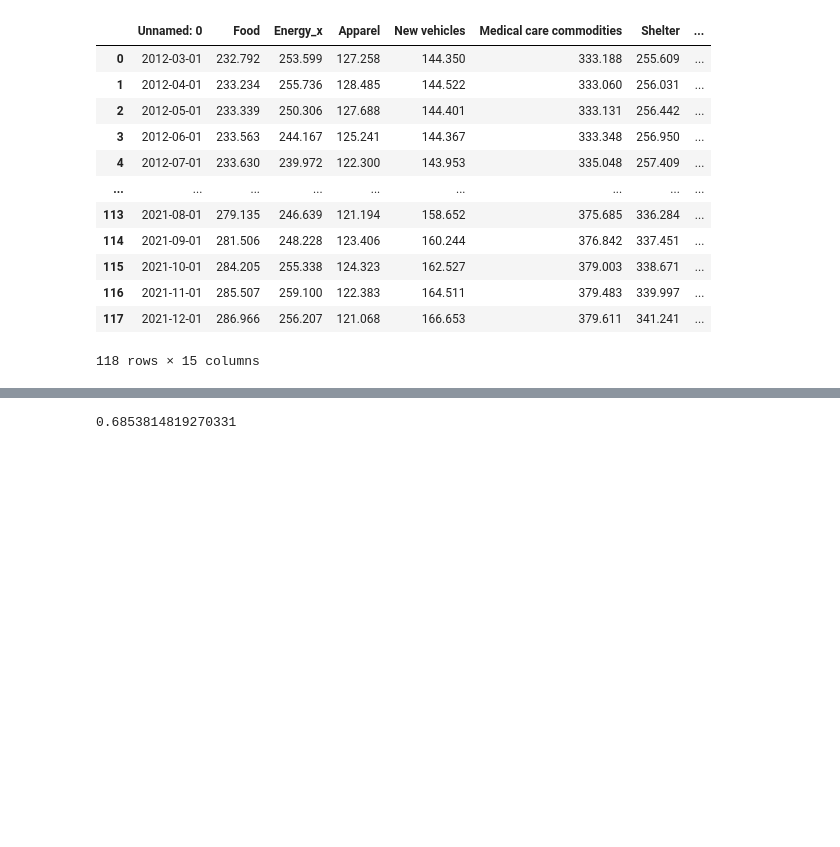
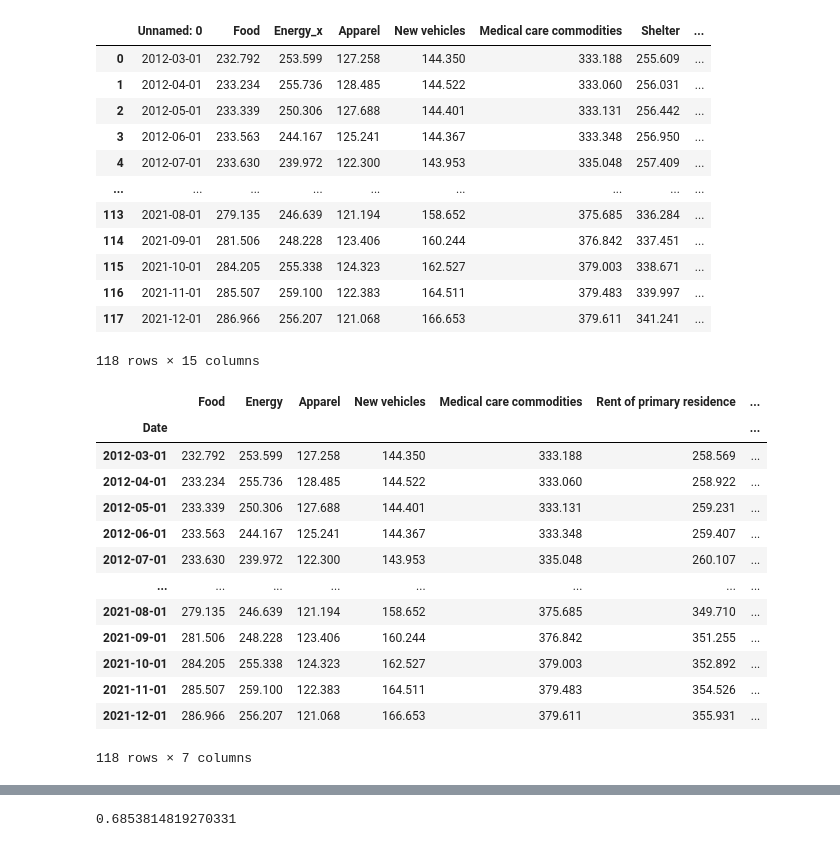
Before and after one commit to victor-thai/cpi_modeling, a Jupyter notebook: Michael's Commitment/CPI_PPI_Cor.ipynb, the cells around one changed output, grey strips where cells are left out. Drawn from its saved outputs; the diff is of its cells as text; code cells hidden in the pictures; blank space fills up the shorter version.

```diff
--- a/Michael's Commitment/CPI_PPI_Cor.ipynb
+++ b/Michael's Commitment/CPI_PPI_Cor.ipynb
@@ -25,6 +25,29 @@ Food = pd.read_csv("CPI_Data/Cat_CPI&PPI/Food_Index.csv")
 Energy = pd.read_csv("CPI_Data/Cat_CPI&PPI/Energy_Index.csv")
 Commodity = pd.read_csv("CPI_Data/Cat_CPI&PPI/Commodity_Index.csv")
 Transportation = pd.read_csv("CPI_Data/Cat_CPI&PPI/Transportation_Index.csv")
+# %%
+raw_cpi = pd.read_csv("CPI_Data/Clean_Data.csv")
+raw_cpi = raw_cpi.iloc[2:, :]
+raw_cpi = raw_cpi.rename(columns={'Unnamed: 0': 'Date'})
+raw_cpi = raw_cpi.set_index('Date')
+raw_cpi.index = pd.to_datetime(raw_cpi.index)
+raw_cpi = raw_cpi[['Food', 'Energy', 'Apparel','New vehicles','Medical care commodities','Rent of primary residence','Transportation services']]
+raw_cpi
+# %% [output]
+|  | Food | Energy | Apparel | New vehicles | Medical care commodities | Rent of primary residence | ... |
+| Date |  |  |  |  |  |  | ... |
+| 2012-03-01 | 232.792 | 253.599 | 127.258 | 144.350 | 333.188 | 258.569 | ... |
+| 2012-04-01 | 233.234 | 255.736 | 128.485 | 144.522 | 333.060 | 258.922 | ... |
+| 2012-05-01 | 233.339 | 250.306 | 127.688 | 144.401 | 333.131 | 259.231 | ... |
+| 2012-06-01 | 233.563 | 244.167 | 125.241 | 144.367 | 333.348 | 259.407 | ... |
+| 2012-07-01 | 233.630 | 239.972 | 122.300 | 143.953 | 335.048 | 260.107 | ... |
+| ... | ... | ... | ... | ... | ... | ... | ... |
+| 2021-08-01 | 279.135 | 246.639 | 121.194 | 158.652 | 375.685 | 349.710 | ... |
+| 2021-09-01 | 281.506 | 248.228 | 123.406 | 160.244 | 376.842 | 351.255 | ... |
+| 2021-10-01 | 284.205 | 255.338 | 124.323 | 162.527 | 379.003 | 352.892 | ... |
+| 2021-11-01 | 285.507 | 259.100 | 122.383 | 164.511 | 379.483 | 354.526 | ... |
+| 2021-12-01 | 286.966 | 256.207 | 121.068 | 166.653 | 379.611 | 355.931 | ... |
+118 rows × 7 columns
 # %%
 sns.set_theme(style="white")
 
```
Also changed, not shown: parts of 3 cells of this notebook, 4 other files.
